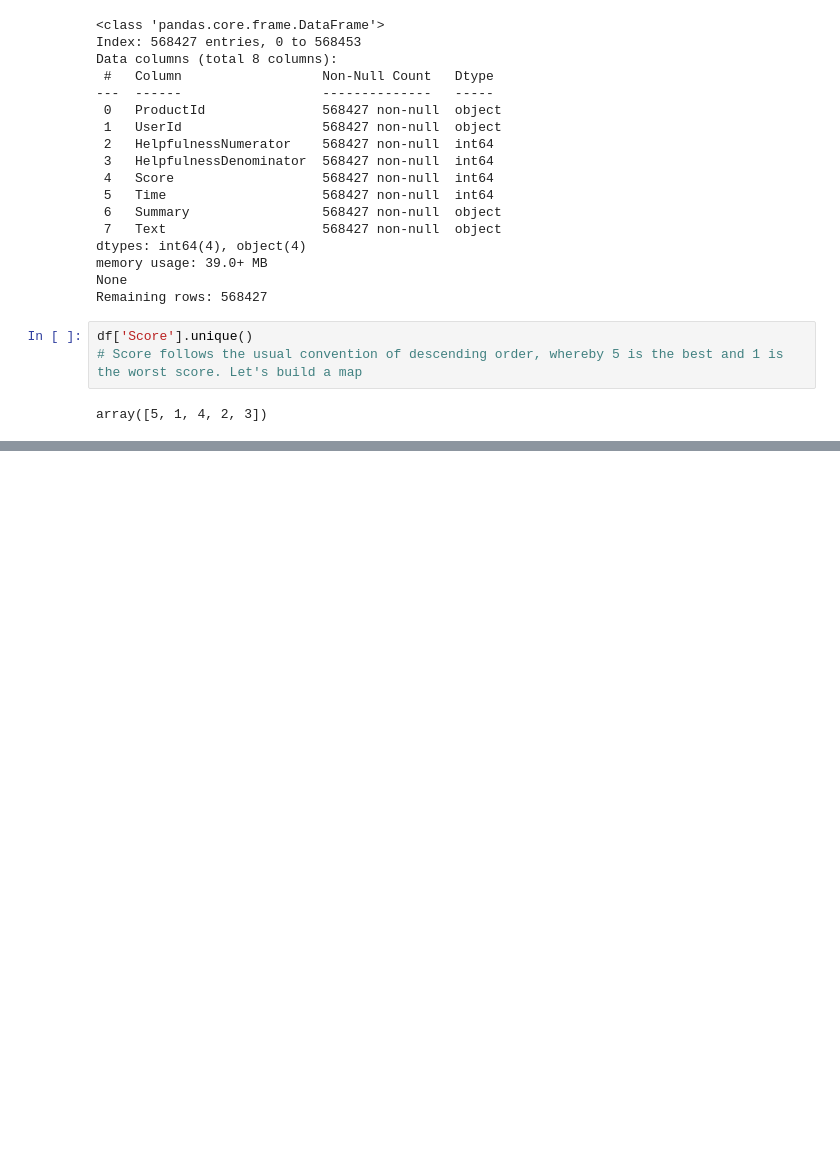
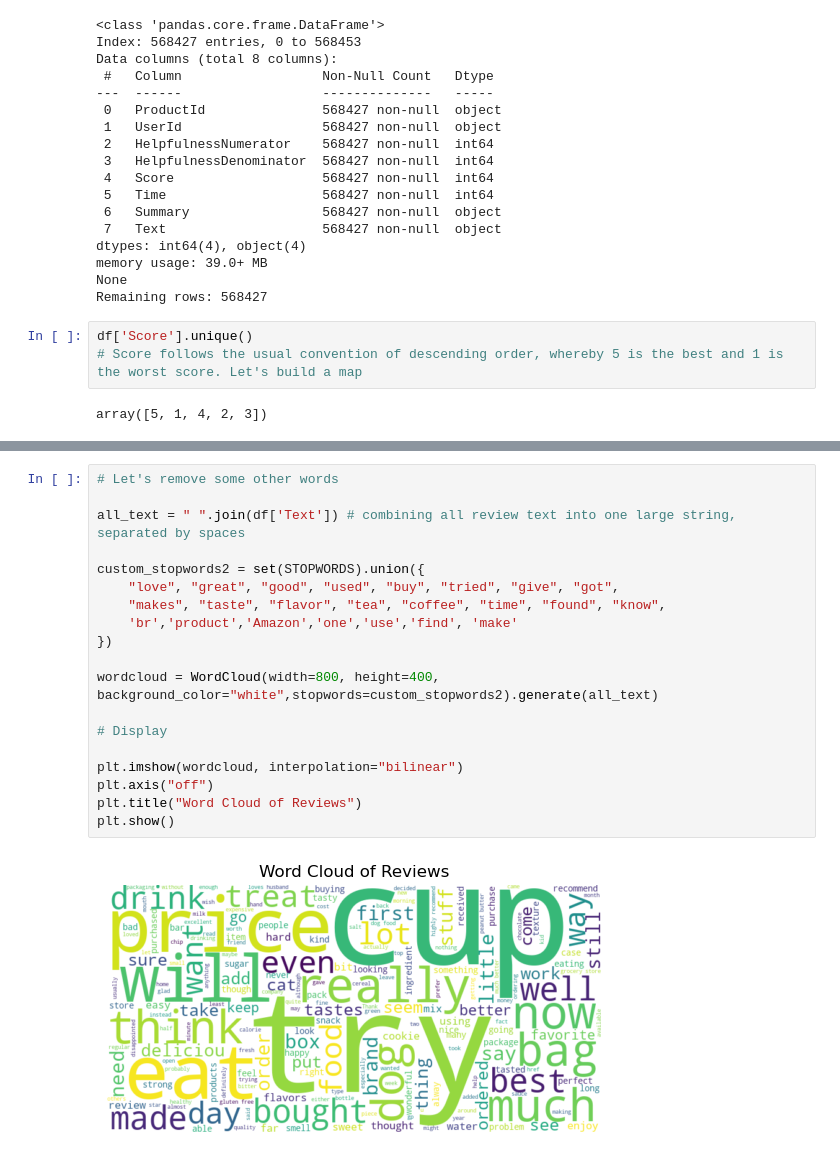
Before and after one commit to Alexander-Peca/sentiment_reviews, a Jupyter notebook: notebooks/first.ipynb, the cells around one changed output, grey strips where cells are left out. Drawn from its saved outputs; the diff is of its cells as text; blank space fills up the shorter version.

```diff
--- a/notebooks/first.ipynb
+++ b/notebooks/first.ipynb
@@ -121,0 +234,21 @@ plt.show()
+# %%
+# Let's remove some other words
+
+all_text = " ".join(df['Text']) # combining all review text into one large string, separated by spaces
+
+custom_stopwords2 = set(STOPWORDS).union({
+    "love", "great", "good", "used", "buy", "tried", "give", "got",
+    "makes", "taste", "flavor", "tea", "coffee", "time", "found", "know",
+    'br','product','Amazon','one','use','find', 'make'
+})
+
+wordcloud = WordCloud(width=800, height=400, background_color="white",stopwords=custom_stopwords2).generate(all_text)
+
+# Display
+
+plt.imshow(wordcloud, interpolation="bilinear")
+plt.axis("off")
+plt.title("Word Cloud of Reviews")
+plt.show()
+# %% [output]
+[figure, added]
```
Also changed, not shown: parts of 13 cells of this notebook.
